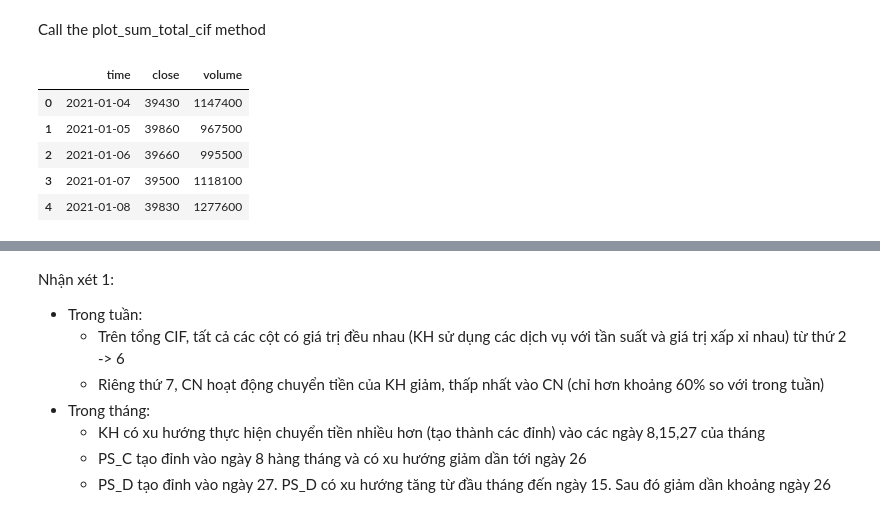
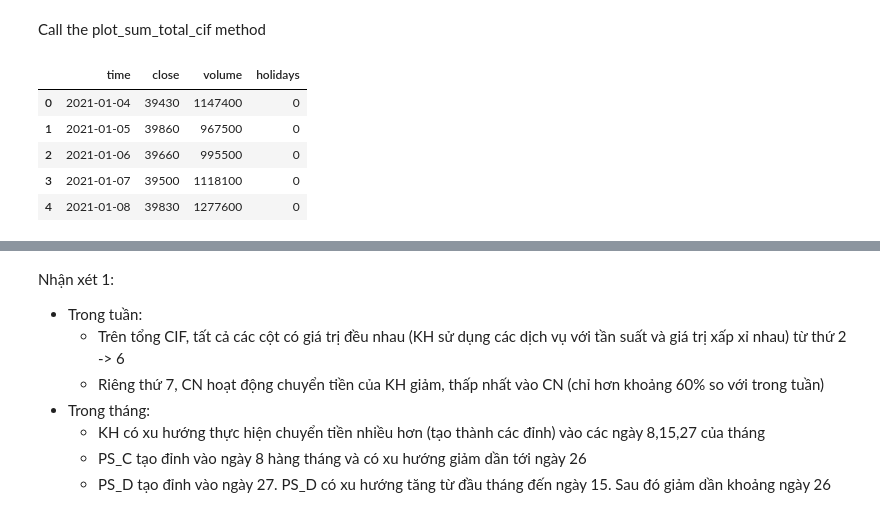
Before and after one commit to mrzaizai2k/Vietnamese_stocks_forecasting, a Jupyter notebook: notebook/EDA_sample.ipynb, the cells around one changed output, grey strips where cells are left out. Cells and saved outputs as stored; diff of their text form; code cells hidden in the pictures.

Commit message:
add lagged function and holiday lag

```diff
--- a/notebook/EDA_sample.ipynb
+++ b/notebook/EDA_sample.ipynb
@@ -239,10 +243,9 @@ Add month and holidays
 # %%
-vn_holidays = holidays.US()
+vn_holidays = holidays.VN()
 # %%
-def time_engineer(dataframe, date_col = 'time'):
-    vn_holidays = holidays.US() # should be VN
+def time_engineer(dataframe, date_col='time', holidays=vn_holidays, holiday_offset:int = 3):
     dataframe[date_col] = pd.to_datetime(dataframe[date_col])
-    dataframe['holidays'] = dataframe[date_col].apply(lambda x: 1 if x in vn_holidays else 0).astype(bool)
+    dataframe['holidays'] = dataframe[date_col].apply(lambda x: 1 if (x + pd.DateOffset(holiday_offset)) in holidays else 0).astype(bool) # create lagged holidays
     dataframe['day_in_week'] = dataframe[date_col].dt.day_name()
     dataframe['day_in_month'] = dataframe[date_col].dt.day
     dataframe['day_in_year'] = dataframe[date_col].dt.dayofyear
@@ -532,13 +628,13 @@ class Plot:
 Call the plot_sum_total_cif method
 # %%
 cols_to_plot = ['close', 'volume']
-all_customers = Plot(df_test, holiday = None, cols_2_plot = cols_to_plot, time_mode='day')
+all_customers = Plot(df_test, holiday = vn_holidays, cols_2_plot = cols_to_plot, time_mode='day')
 all_customers.sum_transaction().head()
 # %% [output]
-|  | time | close | volume |
-| 0 | 2021-01-04 | 39430 | 1147400 |
-| 1 | 2021-01-05 | 39860 | 967500 |
-| 2 | 2021-01-06 | 39660 | 995500 |
-| 3 | 2021-01-07 | 39500 | 1118100 |
-| 4 | 2021-01-08 | 39830 | 1277600 |
+|  | time | close | volume | holidays |
+| 0 | 2021-01-04 | 39430 | 1147400 | 0 |
+| 1 | 2021-01-05 | 39860 | 967500 | 0 |
+| 2 | 2021-01-06 | 39660 | 995500 | 0 |
+| 3 | 2021-01-07 | 39500 | 1118100 | 0 |
+| 4 | 2021-01-08 | 39830 | 1277600 | 0 |
 # %%
```
Also changed, not shown: parts of 17 cells of this notebook.
